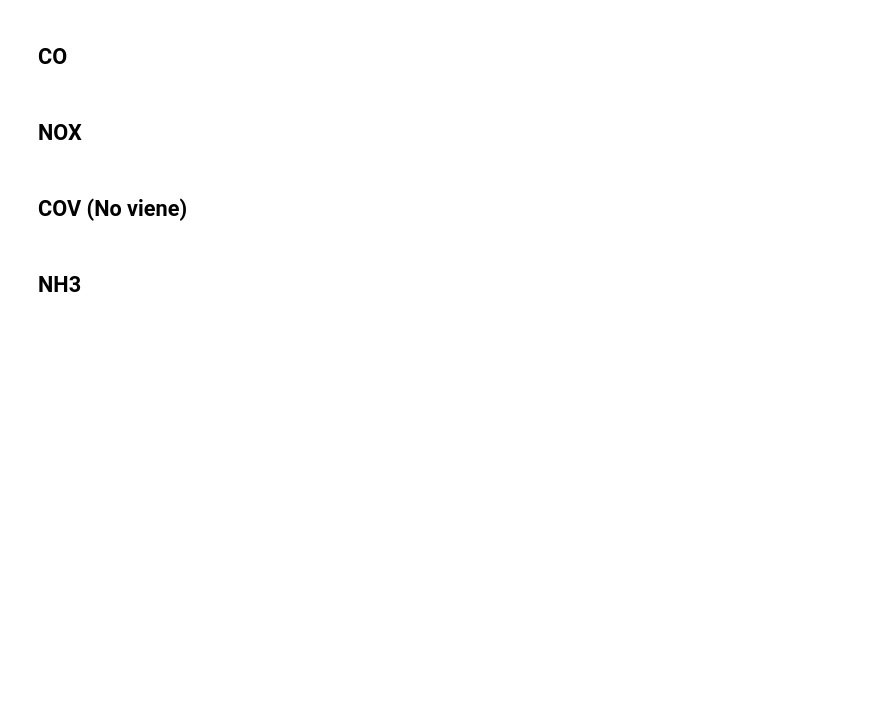
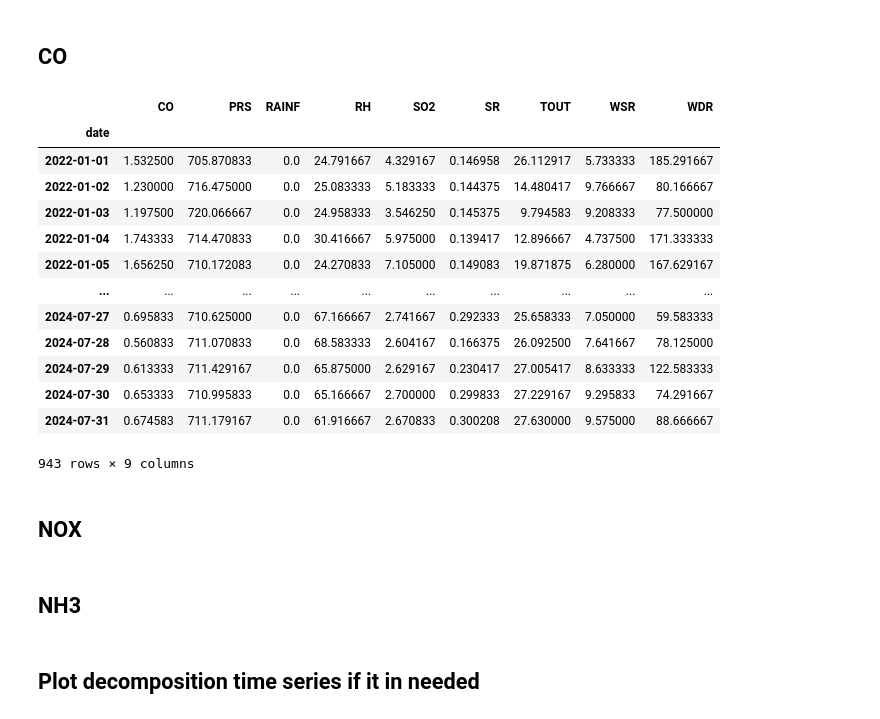
Before and after one commit to XJoseAntonioX/Air_quality_analysis_and_forecasting, a Jupyter notebook: Analisis_Series_Tiempo.ipynb, the cells around one changed output. Cells and saved outputs as stored; diff of their text form; code cells hidden in the pictures; blank space fills up the shorter version.

```diff
--- a/Analisis_Series_Tiempo.ipynb
+++ b/Analisis_Series_Tiempo.ipynb
@@ -137,11 +163,28 @@ plt.show()
 ## CO
 # %%
 Monterrey_CO = daily_Monterrey[["CO", "PRS", "RAINF", "RH", "SO2", "SR", "TOUT", "WSR", "WDR"]]
+# %%
+Monterrey_CO
+# %% [output]
+|  | CO | PRS | RAINF | RH | SO2 | SR | TOUT | WSR | WDR |
+| date |  |  |  |  |  |  |  |  |  |
+| 2022-01-01 | 1.532500 | 705.870833 | 0.0 | 24.791667 | 4.329167 | 0.146958 | 26.112917 | 5.733333 | 185.291667 |
+| 2022-01-02 | 1.230000 | 716.475000 | 0.0 | 25.083333 | 5.183333 | 0.144375 | 14.480417 | 9.766667 | 80.166667 |
+| 2022-01-03 | 1.197500 | 720.066667 | 0.0 | 24.958333 | 3.546250 | 0.145375 | 9.794583 | 9.208333 | 77.500000 |
+| 2022-01-04 | 1.743333 | 714.470833 | 0.0 | 30.416667 | 5.975000 | 0.139417 | 12.896667 | 4.737500 | 171.333333 |
+| 2022-01-05 | 1.656250 | 710.172083 | 0.0 | 24.270833 | 7.105000 | 0.149083 | 19.871875 | 6.280000 | 167.629167 |
+| ... | ... | ... | ... | ... | ... | ... | ... | ... | ... |
+| 2024-07-27 | 0.695833 | 710.625000 | 0.0 | 67.166667 | 2.741667 | 0.292333 | 25.658333 | 7.050000 | 59.583333 |
+| 2024-07-28 | 0.560833 | 711.070833 | 0.0 | 68.583333 | 2.604167 | 0.166375 | 26.092500 | 7.641667 | 78.125000 |
+| 2024-07-29 | 0.613333 | 711.429167 | 0.0 | 65.875000 | 2.629167 | 0.230417 | 27.005417 | 8.633333 | 122.583333 |
+| 2024-07-30 | 0.653333 | 710.995833 | 0.0 | 65.166667 | 2.700000 | 0.299833 | 27.229167 | 9.295833 | 74.291667 |
+| 2024-07-31 | 0.674583 | 711.179167 | 0.0 | 61.916667 | 2.670833 | 0.300208 | 27.630000 | 9.575000 | 88.666667 |
+943 rows × 9 columns
 # %% [markdown]
 ## NOX
 # %%
 Monterrey_NOX = daily_Monterrey[["NOX", "PRS", "RAINF", "RH", "SO2", "SR", "TOUT", "WSR", "WDR"]]
-# %% [markdown]
-## COV (No viene)
 # %% [markdown]
 ## NH3
+# %% [markdown]
+## Plot decomposition time series if it in needed
```
Also changed, not shown: parts of 26 cells of this notebook, 18 other files.
